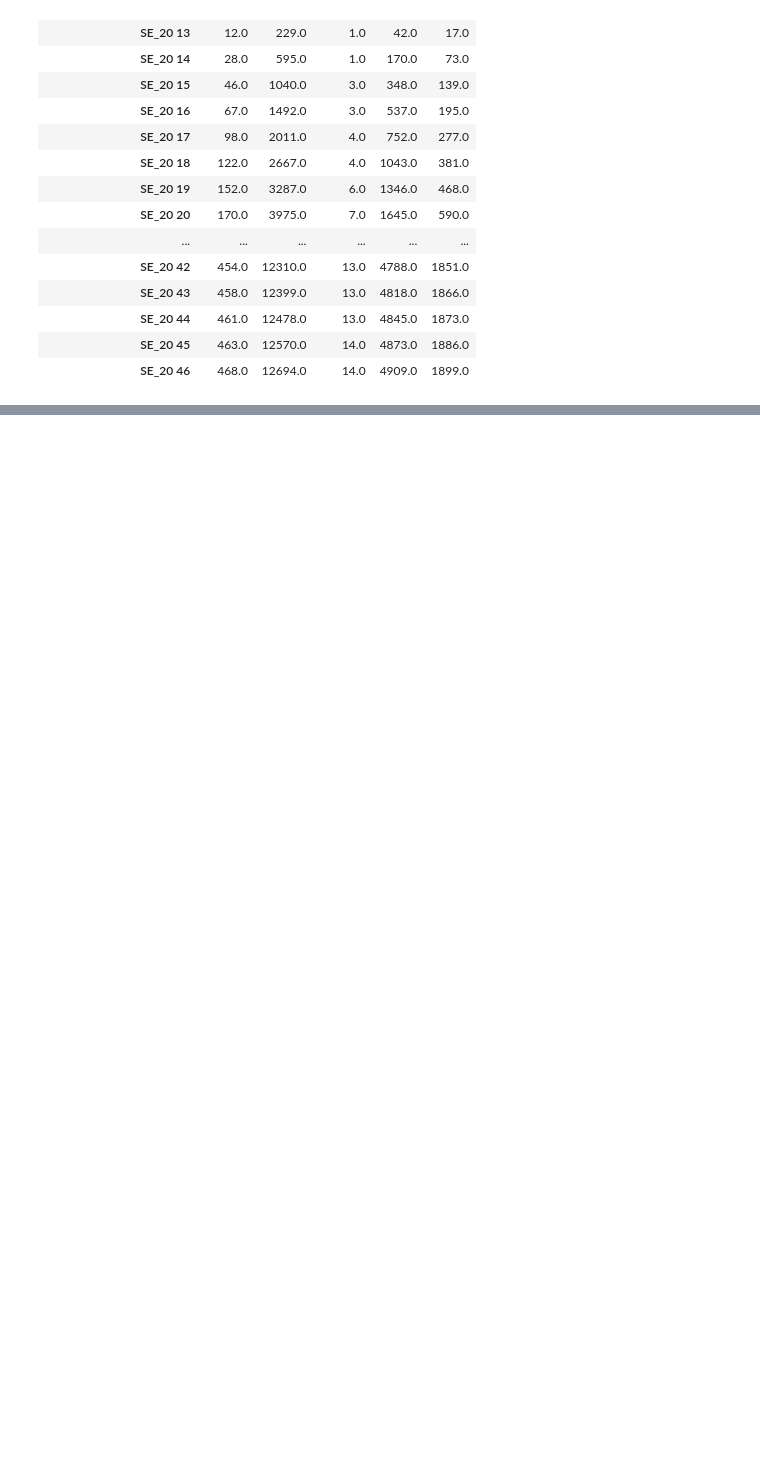
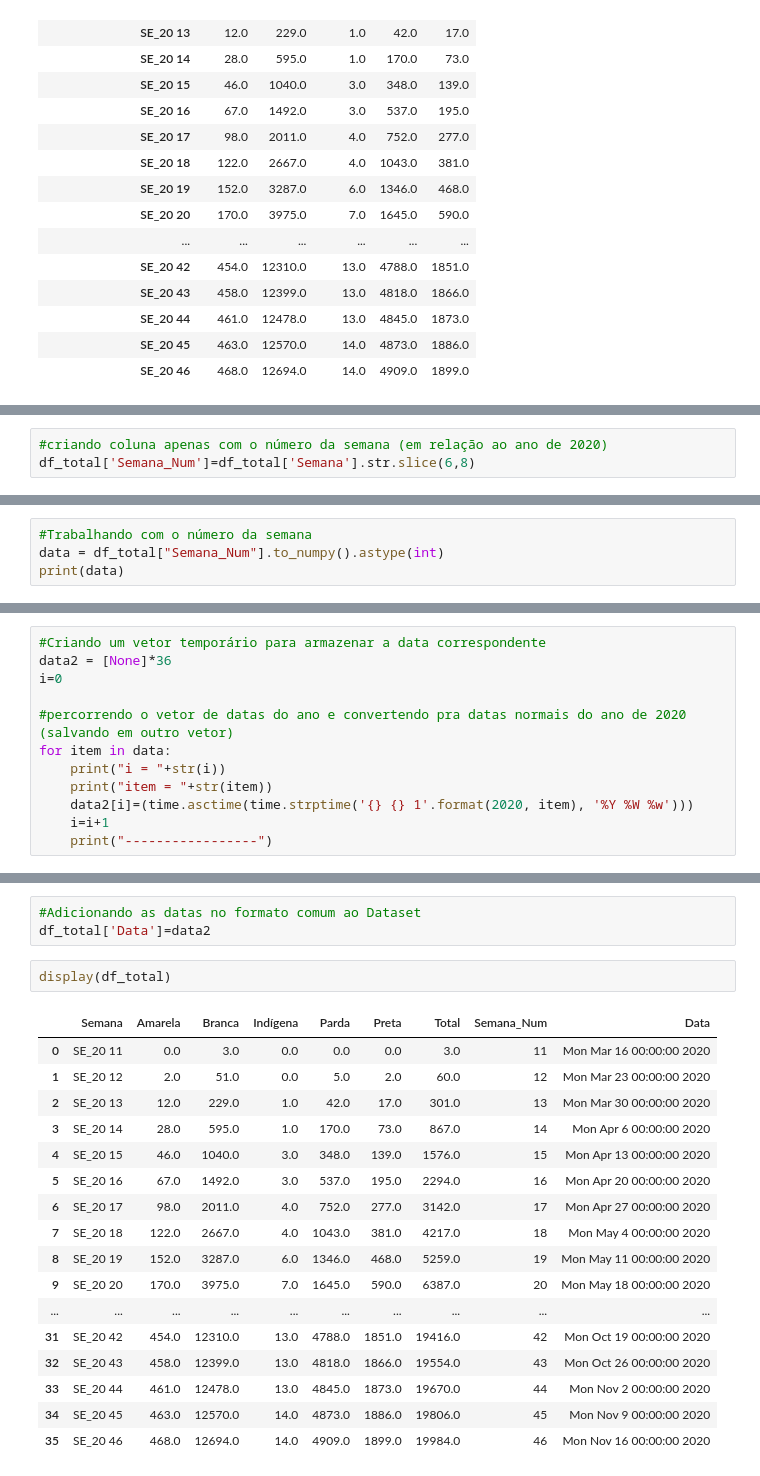
Before and after one commit to fredcobain/tcc_pos_data_pucmg, a Jupyter notebook: dados_antigos/07 - ml-transform.ipynb, the cells around one changed output, grey strips where cells are left out. Drawn from its saved outputs; the diff is of its cells as text; blank space fills up the shorter version.

Commit message:
Preparando novo dataset para series temporais

```diff
--- a/dados_antigos/07 - ml-transform.ipynb
+++ b/dados_antigos/07 - ml-transform.ipynb
@@ -118,0 +170,3 @@ mort_pivot.to_csv('cor-semana-pivot-tratado.csv')
+# %%
+#criando coluna apenas com o número da semana (em relação ao ano de 2020)
+df_total['Semana_Num']=df_total['Semana'].str.slice(6,8)
@@ -118,0 +193,4 @@ mort_pivot.to_csv('cor-semana-pivot-tratado.csv')
+# %%
+#Trabalhando com o número da semana
+data = df_total["Semana_Num"].to_numpy().astype(int)
+print(data)
@@ -118,0 +200,12 @@ mort_pivot.to_csv('cor-semana-pivot-tratado.csv')
+# %%
+#Criando um vetor temporário para armazenar a data correspondente
+data2 = [None]*36
+i=0
+
+#percorrendo o vetor de datas do ano e convertendo pra datas normais do ano de 2020 (salvando em outro vetor)
+for item in data:
+    print("i = "+str(i))
+    print("item = "+str(item))
+    data2[i]=(time.asctime(time.strptime('{} {} 1'.format(2020, item), '%Y %W %w')))
+    i=i+1
+    print("-----------------")
@@ -118,0 +251,23 @@ mort_pivot.to_csv('cor-semana-pivot-tratado.csv')
+# %%
+#Adicionando as datas no formato comum ao Dataset
+df_total['Data']=data2
+# %%
+display(df_total)
+# %% [output]
+|  | Semana | Amarela | Branca | Indígena | Parda | Preta | Total | Semana_Num | Data |
+| 0 | SE_20 11 | 0.0 | 3.0 | 0.0 | 0.0 | 0.0 | 3.0 | 11 | Mon Mar 16 00:00:00 2020 |
+| 1 | SE_20 12 | 2.0 | 51.0 | 0.0 | 5.0 | 2.0 | 60.0 | 12 | Mon Mar 23 00:00:00 2020 |
+| 2 | SE_20 13 | 12.0 | 229.0 | 1.0 | 42.0 | 17.0 | 301.0 | 13 | Mon Mar 30 00:00:00 2020 |
+| 3 | SE_20 14 | 28.0 | 595.0 | 1.0 | 170.0 | 73.0 | 867.0 | 14 | Mon Apr 6 00:00:00 2020 |
+| 4 | SE_20 15 | 46.0 | 1040.0 | 3.0 | 348.0 | 139.0 | 1576.0 | 15 | Mon Apr 13 00:00:00 2020 |
+| 5 | SE_20 16 | 67.0 | 1492.0 | 3.0 | 537.0 | 195.0 | 2294.0 | 16 | Mon Apr 20 00:00:00 2020 |
+| 6 | SE_20 17 | 98.0 | 2011.0 | 4.0 | 752.0 | 277.0 | 3142.0 | 17 | Mon Apr 27 00:00:00 2020 |
+| 7 | SE_20 18 | 122.0 | 2667.0 | 4.0 | 1043.0 | 381.0 | 4217.0 | 18 | Mon May 4 00:00:00 2020 |
+| 8 | SE_20 19 | 152.0 | 3287.0 | 6.0 | 1346.0 | 468.0 | 5259.0 | 19 | Mon May 11 00:00:00 2020 |
+| 9 | SE_20 20 | 170.0 | 3975.0 | 7.0 | 1645.0 | 590.0 | 6387.0 | 20 | Mon May 18 00:00:00 2020 |
+| ... | ... | ... | ... | ... | ... | ... | ... | ... | ... |
+| 31 | SE_20 42 | 454.0 | 12310.0 | 13.0 | 4788.0 | 1851.0 | 19416.0 | 42 | Mon Oct 19 00:00:00 2020 |
+| 32 | SE_20 43 | 458.0 | 12399.0 | 13.0 | 4818.0 | 1866.0 | 19554.0 | 43 | Mon Oct 26 00:00:00 2020 |
+| 33 | SE_20 44 | 461.0 | 12478.0 | 13.0 | 4845.0 | 1873.0 | 19670.0 | 44 | Mon Nov 2 00:00:00 2020 |
+| 34 | SE_20 45 | 463.0 | 12570.0 | 14.0 | 4873.0 | 1886.0 | 19806.0 | 45 | Mon Nov 9 00:00:00 2020 |
+| 35 | SE_20 46 | 468.0 | 12694.0 | 14.0 | 4909.0 | 1899.0 | 19984.0 | 46 | Mon Nov 16 00:00:00 2020 |
```
Also changed, not shown: parts of 15 cells of this notebook, 3 other files.
